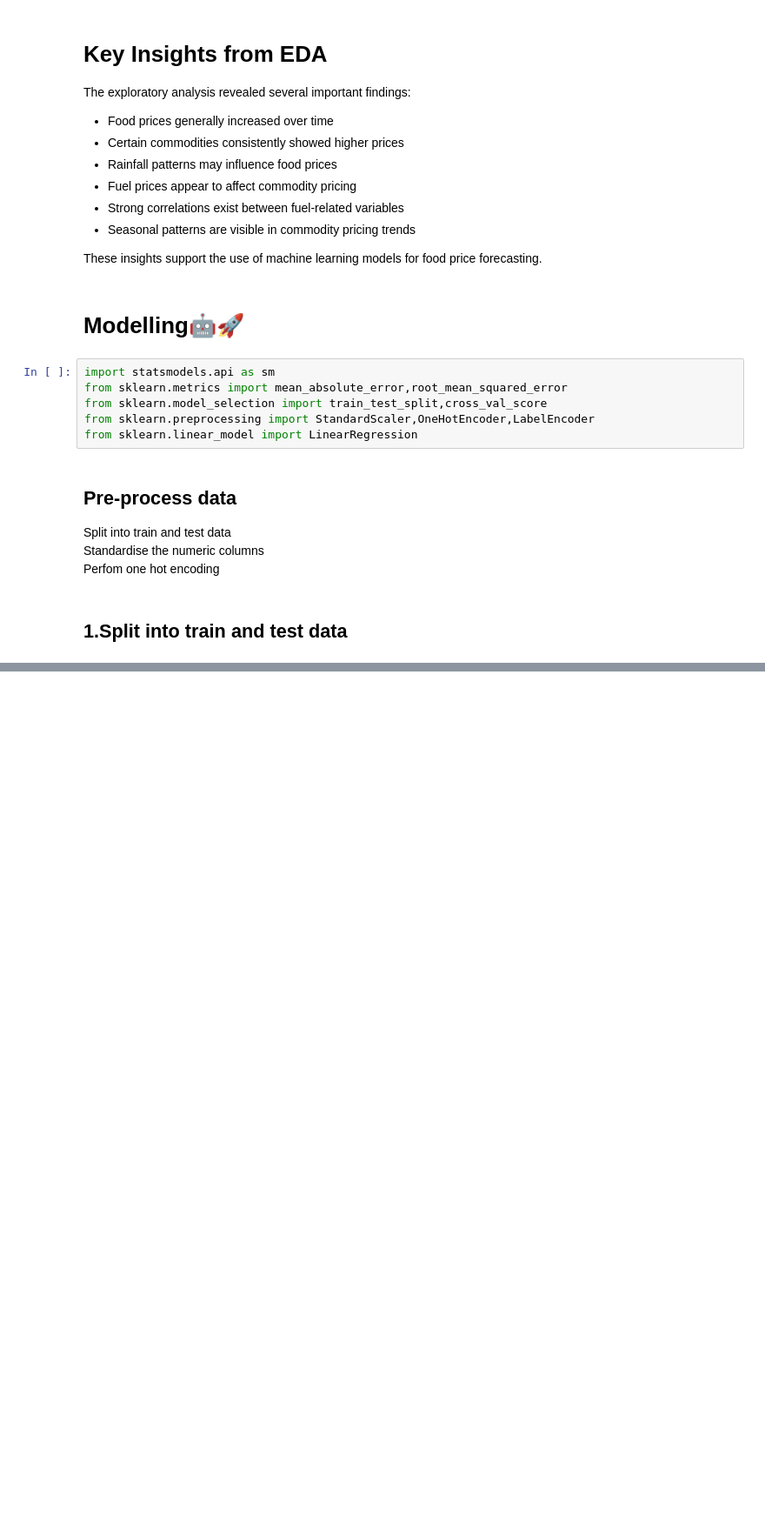
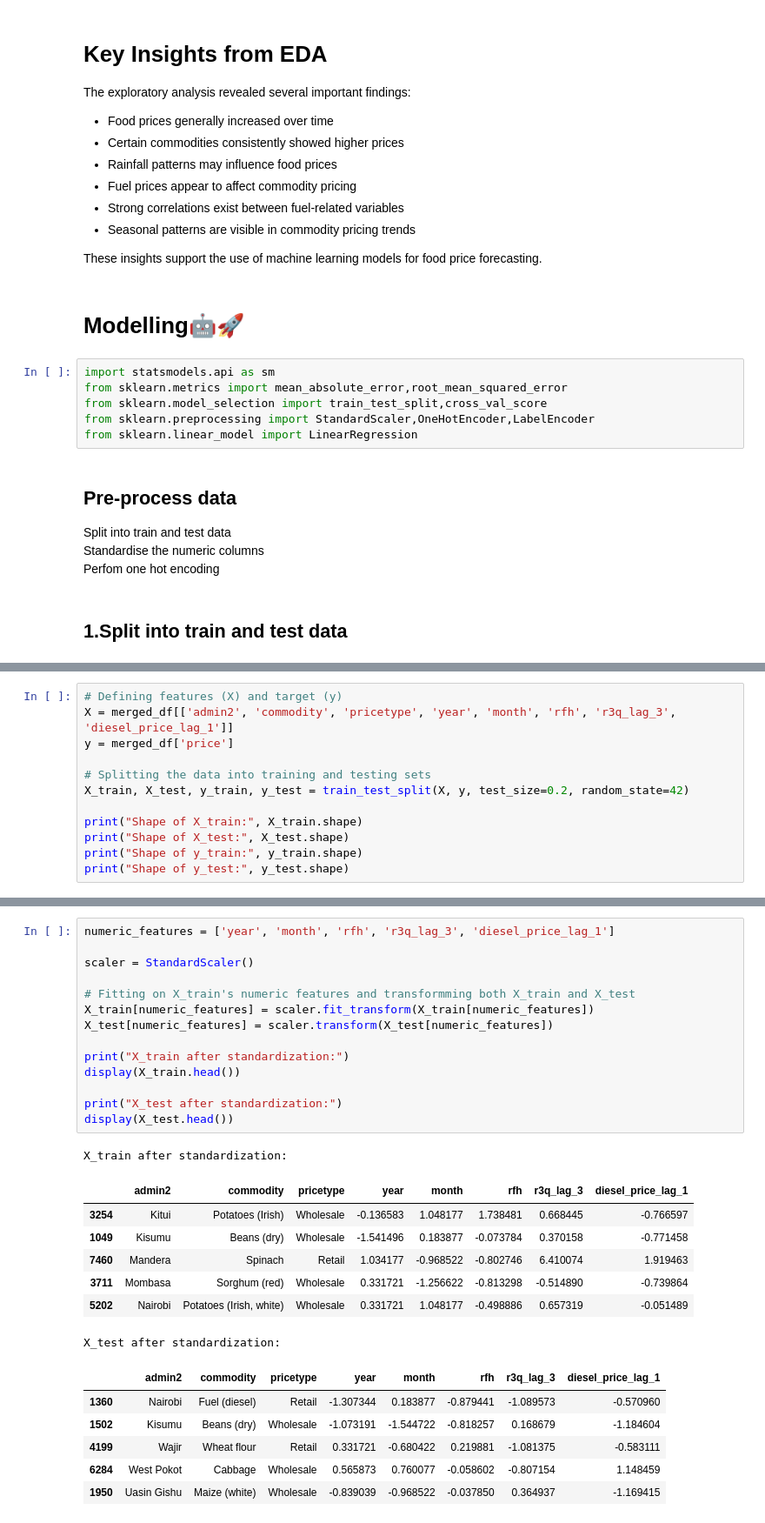
Before and after one commit to Wanyiri9dave/FoodPrice-Stabilty-Predictive-Analytics, a Jupyter notebook: index.ipynb, the cells around one changed output, grey strips where cells are left out. Shown at 87% size. Saved outputs shown, nothing was run; the diff lists cells and outputs as text; blank space fills up the shorter version.

Commit message:
Standazing numerics

```diff
--- a/index.ipynb
+++ b/index.ipynb
@@ -829,0 +856,12 @@ Perfom one hot encoding
+# %%
+# Defining features (X) and target (y)
+X = merged_df[['admin2', 'commodity', 'pricetype', 'year', 'month', 'rfh', 'r3q_lag_3', 'diesel_price_lag_1']]
+y = merged_df['price']
+
+# Splitting the data into training and testing sets
+X_train, X_test, y_train, y_test = train_test_split(X, y, test_size=0.2, random_state=42)
+
+print("Shape of X_train:", X_train.shape)
+print("Shape of X_test:", X_test.shape)
+print("Shape of y_train:", y_train.shape)
+print("Shape of y_test:", y_test.shape)
@@ -829,0 +877,29 @@ Perfom one hot encoding
+# %%
+numeric_features = ['year', 'month', 'rfh', 'r3q_lag_3', 'diesel_price_lag_1']
+
+scaler = StandardScaler()
+
+# Fitting on X_train's numeric features and transformming both X_train and X_test
+X_train[numeric_features] = scaler.fit_transform(X_train[numeric_features])
+X_test[numeric_features] = scaler.transform(X_test[numeric_features])
+
+print("X_train after standardization:")
+display(X_train.head())
+
+print("X_test after standardization:")
+display(X_test.head())
+# %% [output]
+X_train after standardization:
+|  | admin2 | commodity | pricetype | year | month | rfh | r3q_lag_3 | diesel_price_lag_1 |
+| 3254 | Kitui | Potatoes (Irish) | Wholesale | -0.136583 | 1.048177 | 1.738481 | 0.668445 | -0.766597 |
+| 1049 | Kisumu | Beans (dry) | Wholesale | -1.541496 | 0.183877 | -0.073784 | 0.370158 | -0.771458 |
+| 7460 | Mandera | Spinach | Retail | 1.034177 | -0.968522 | -0.802746 | 6.410074 | 1.919463 |
+| 3711 | Mombasa | Sorghum (red) | Wholesale | 0.331721 | -1.256622 | -0.813298 | -0.514890 | -0.739864 |
+| 5202 | Nairobi | Potatoes (Irish, white) | Wholesale | 0.331721 | 1.048177 | -0.498886 | 0.657319 | -0.051489 |
+X_test after standardization:
+|  | admin2 | commodity | pricetype | year | month | rfh | r3q_lag_3 | diesel_price_lag_1 |
+| 1360 | Nairobi | Fuel (diesel) | Retail | -1.307344 | 0.183877 | -0.879441 | -1.089573 | -0.570960 |
+| 1502 | Kisumu | Beans (dry) | Wholesale | -1.073191 | -1.544722 | -0.818257 | 0.168679 | -1.184604 |
+| 4199 | Wajir | Wheat flour | Retail | 0.331721 | -0.680422 | 0.219881 | -1.081375 | -0.583111 |
+| 6284 | West Pokot | Cabbage | Wholesale | 0.565873 | 0.760077 | -0.058602 | -0.807154 | 1.148459 |
+| 1950 | Uasin Gishu | Maize (white) | Wholesale | -0.839039 | -0.968522 | -0.037850 | 0.364937 | -1.169415 |
```
Also changed, not shown: parts of 8 cells of this notebook.
